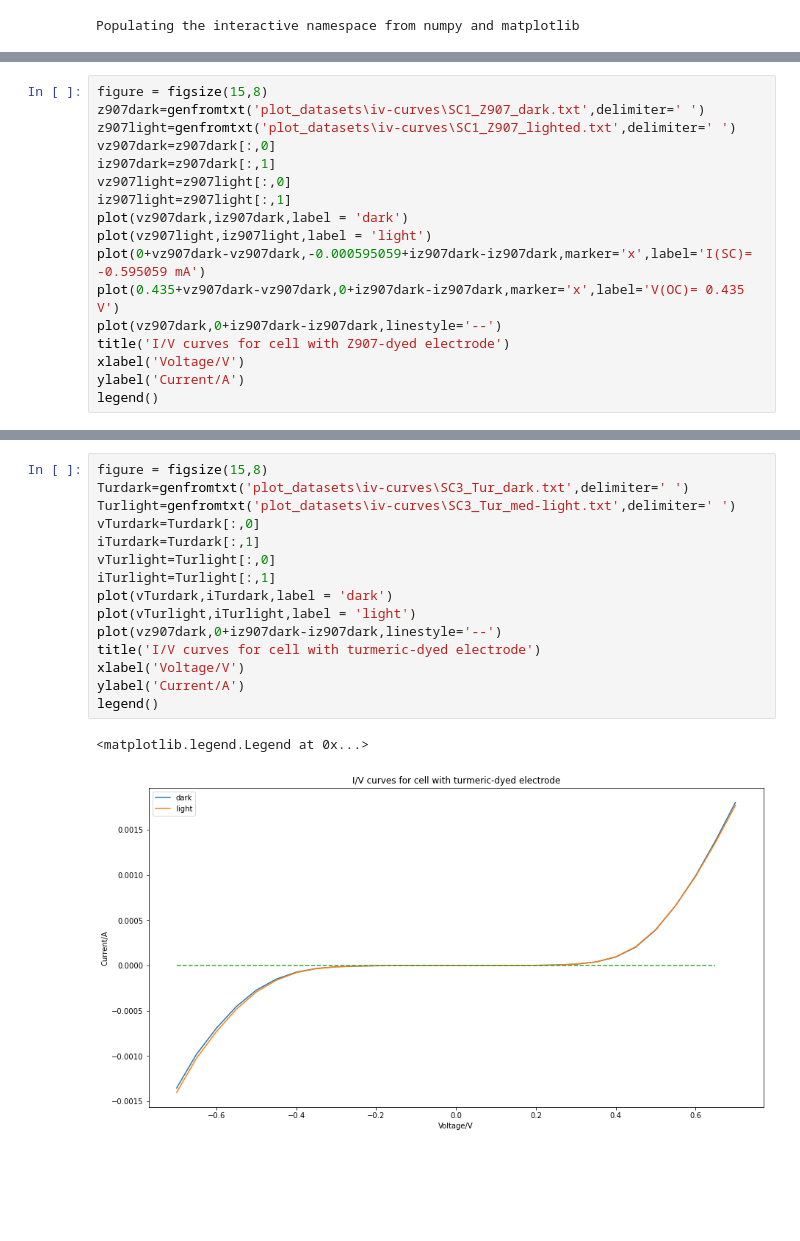
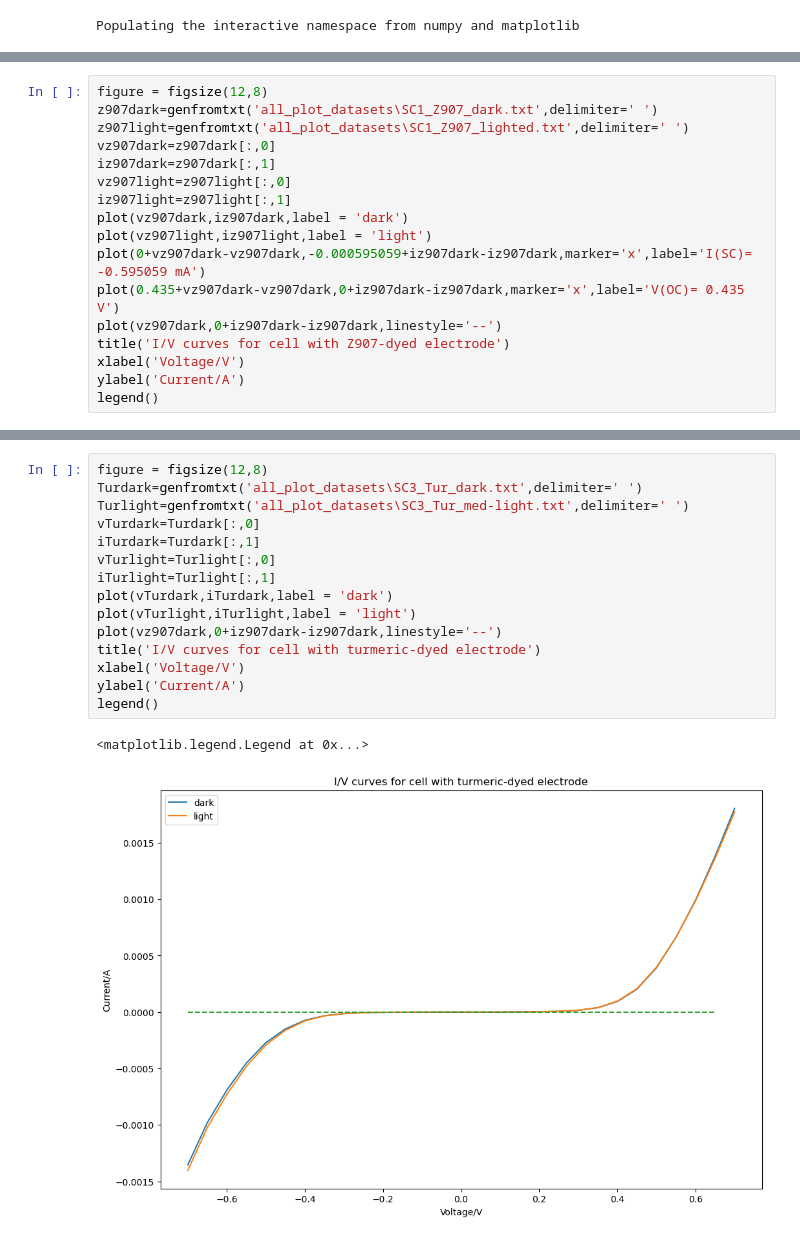
Before and after one commit to notmuchgeek/y3_DSSC, a Jupyter notebook: DSSC_data_analysis_IV_curves_Colin-Version.ipynb, the cells around one changed output, grey strips where cells are left out. Drawn from its saved outputs; the diff is of its cells as text; blank space fills up the shorter version.

```diff
--- a/DSSC_data_analysis_IV_curves_Colin-Version.ipynb
+++ b/DSSC_data_analysis_IV_curves_Colin-Version.ipynb
@@ -7,7 +9,7 @@ Populating the interactive namespace from numpy and matplotlib
 # %%
-figure = figsize(15,8)
-z907dark=genfromtxt('plot_datasets\iv-curves\SC1_Z907_dark.txt',delimiter=' ')
-z907light=genfromtxt('plot_datasets\iv-curves\SC1_Z907_lighted.txt',delimiter=' ')
+figure = figsize(12,8)
+z907dark=genfromtxt('all_plot_datasets\SC1_Z907_dark.txt',delimiter=' ')
+z907light=genfromtxt('all_plot_datasets\SC1_Z907_lighted.txt',delimiter=' ')
 vz907dark=z907dark[:,0]
 iz907dark=z907dark[:,1]
 vz907light=z907light[:,0]
@@ -67,19 +73,19 @@ legend()
 # %%
-figure = figsize(15,8)
-Turdark=genfromtxt('plot_datasets\iv-curves\SC3_Tur_dark.txt',delimiter=' ')
-Turlight=genfromtxt('plot_datasets\iv-curves\SC3_Tur_med-light.txt',delimiter=' ')
+figure = figsize(12,8)
+Turdark=genfromtxt('all_plot_datasets\SC3_Tur_dark.txt',delimiter=' ')
+Turlight=genfromtxt('all_plot_datasets\SC3_Tur_med-light.txt',delimiter=' ')
 vTurdark=Turdark[:,0]
 iTurdark=Turdark[:,1]
 vTurlight=Turlight[:,0]
 iTurlight=Turlight[:,1]
 plot(vTurdark,iTurdark,label = 'dark')
 plot(vTurlight,iTurlight,label = 'light')
 plot(vz907dark,0+iz907dark-iz907dark,linestyle='--')
 title('I/V curves for cell with turmeric-dyed electrode')
 xlabel('Voltage/V')
 ylabel('Current/A')
 legend()
 # %% [output]
 <matplotlib.legend.Legend at 0x...>
-[figure, old version]
+[figure, new version]
 # %%
```
Also changed, not shown: parts of 10 cells of this notebook, 37 other files.
